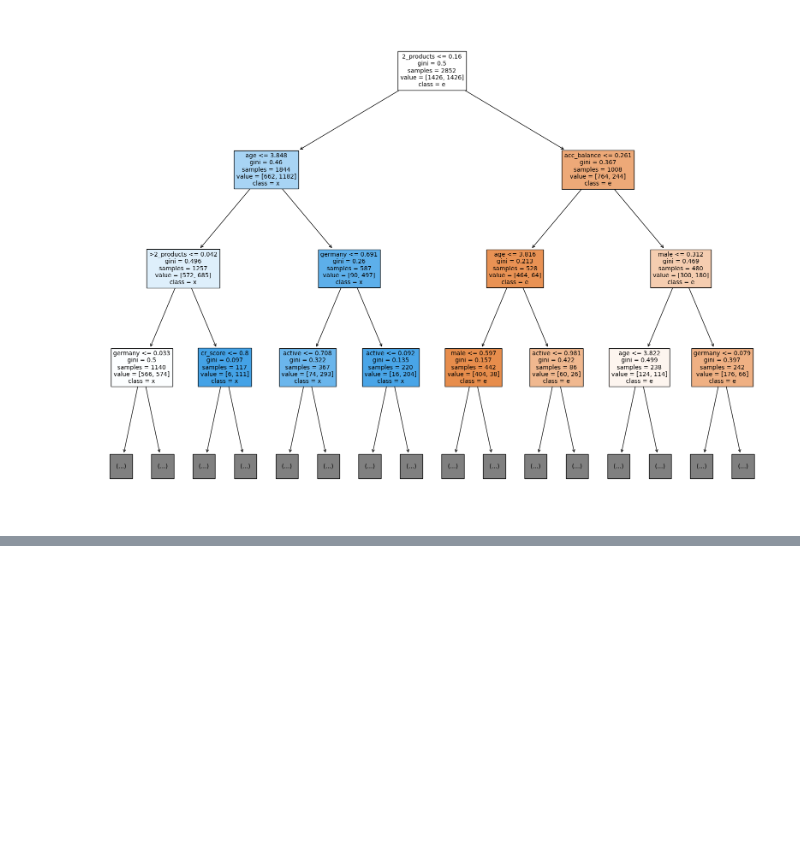
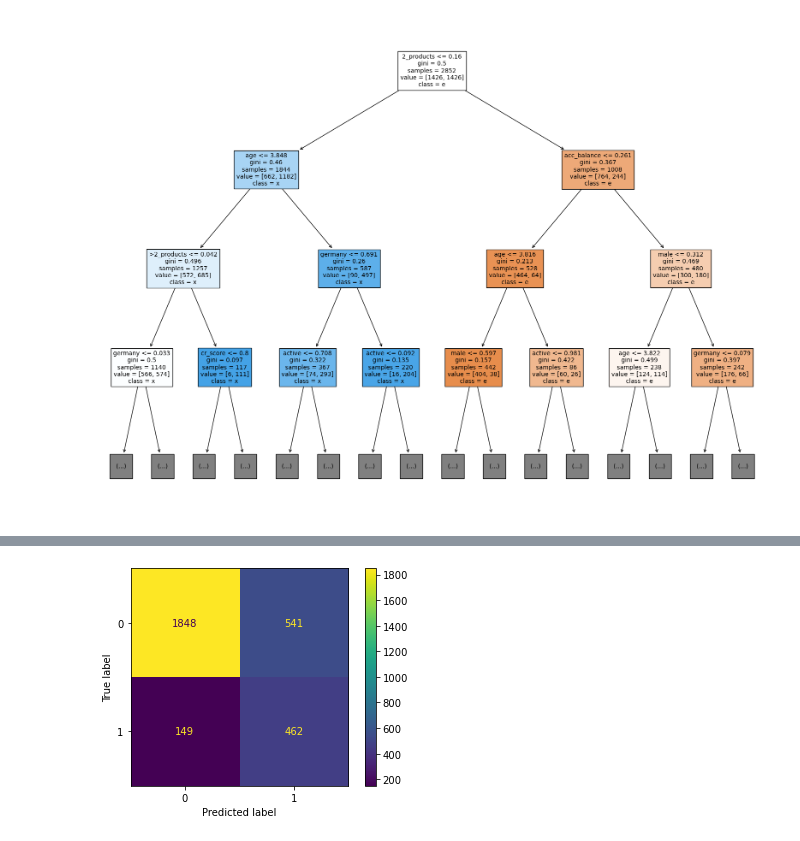
Before and after one commit to castroavila/machine_learning_i, a Jupyter notebook: projeto_aplicado.ipynb, the cells around one changed output, grey strips where cells are left out. Cells and saved outputs as stored; diff of their text form; code cells hidden in the pictures; blank space fills up the shorter version.

```diff
--- a/projeto_aplicado.ipynb
+++ b/projeto_aplicado.ipynb
@@ -649,0 +701,5 @@ plot_tree(ad,
+# %%
+ConfusionMatrixDisplay(confusion_matrix=confusion_matrix(y_test, log_reg_predict)).plot()
+plt.show()
+# %% [output]
+[figure, added]
```
Also changed, not shown: parts of 14 cells of this notebook.
